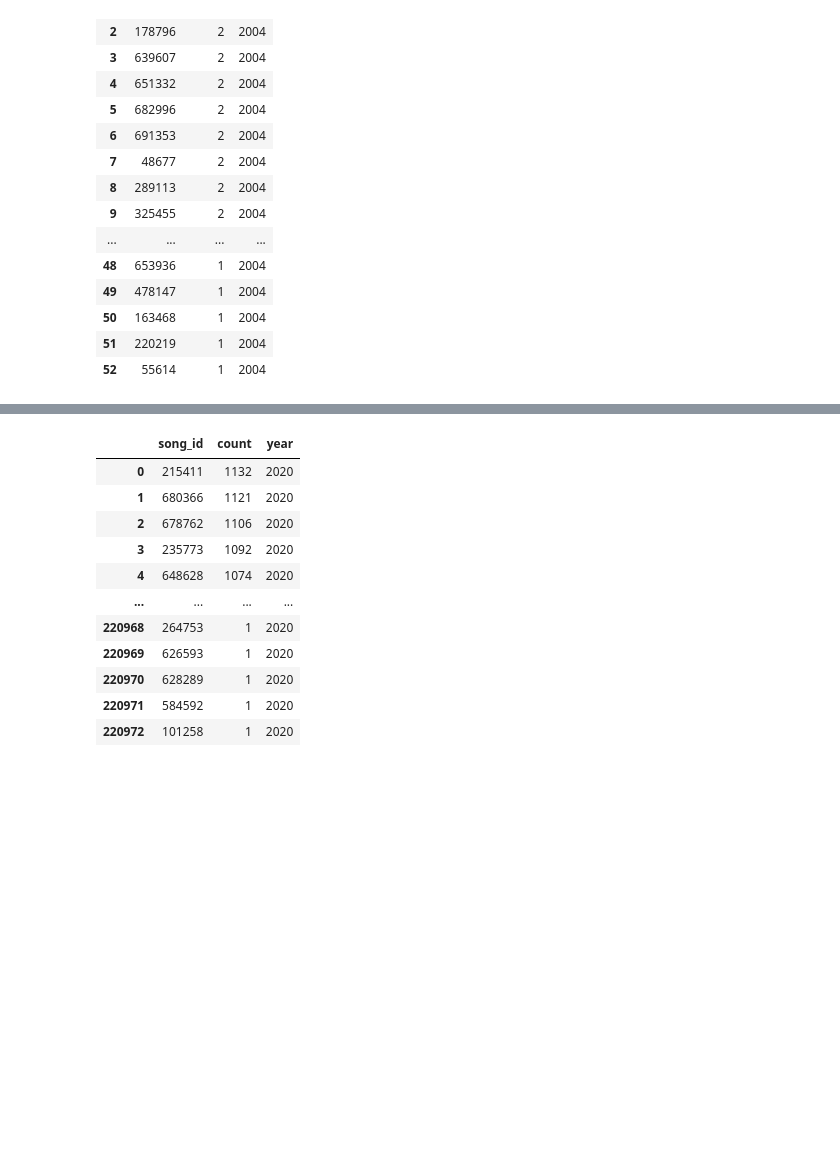
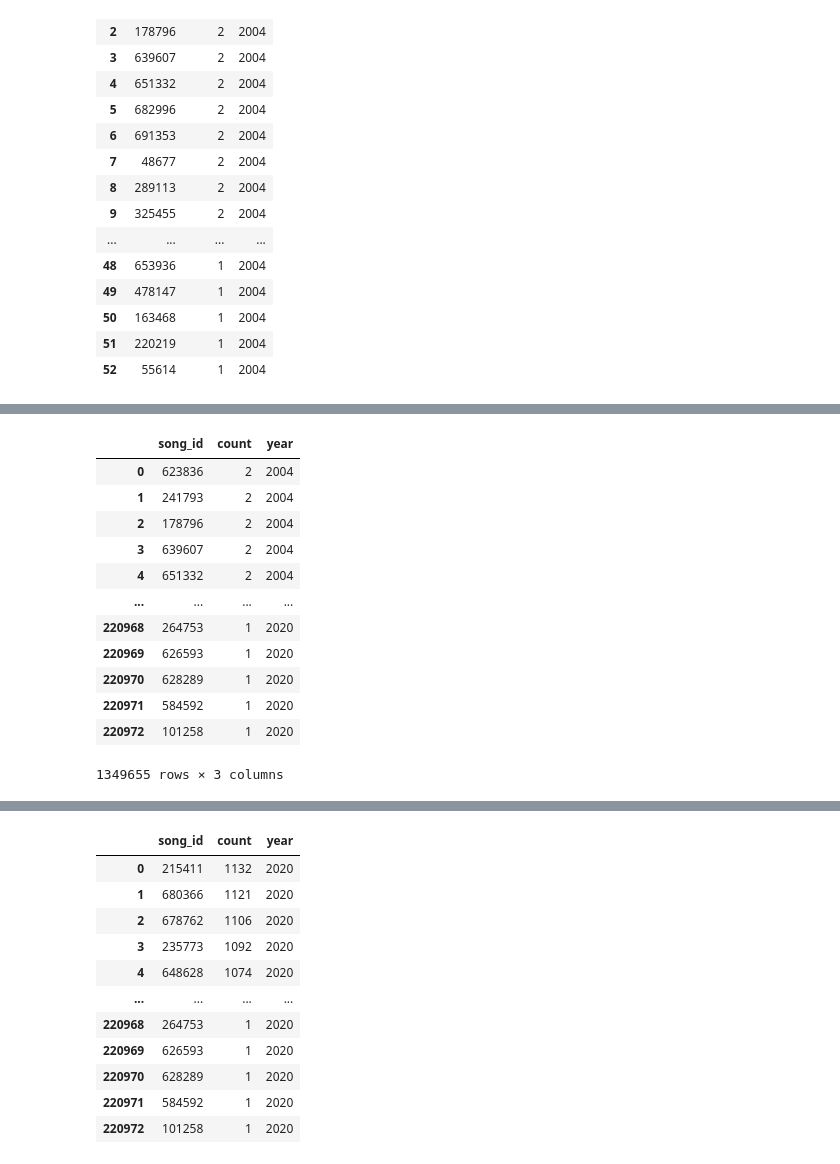
Before and after one commit to Yonsei-DA/Melon-Playlist-Continuation, a Jupyter notebook: jaewon/플레이리스트_수록_연도별_베스트셀러.ipynb, the cells around one changed output, grey strips where cells are left out. Drawn from its saved outputs; the diff is of its cells as text; code cells hidden in the pictures; blank space fills up the shorter version.

Commit message:
top songs included in playlists each year

```diff
--- a/jaewon/플레이리스트_수록_연도별_베스트셀러.ipynb
+++ b/jaewon/플레이리스트_수록_연도별_베스트셀러.ipynb
@@ -184,0 +200,26 @@ for year in range(2004, 2021):
+# %%
+# 모든 연도를 하나의 테이블에 저장
+overall = pd.DataFrame()
+for year in range(2004, 2021):
+    tmp = plylst_song_map[plylst_song_map['updt_year']==year]
+    df = pd.DataFrame(tmp['songs'].value_counts())
+    df = df.reset_index()
+    df.columns = ['song_id', 'count']
+    df['year'] = year
+    # df.to_csv('top'+'{}'.format(year)+'.csv', encoding='utf-8', index=False)
+    overall = pd.concat([overall, df], axis=0)
+overall
+# %% [output]
+|  | song_id | count | year |
+| 0 | 623836 | 2 | 2004 |
+| 1 | 241793 | 2 | 2004 |
+| 2 | 178796 | 2 | 2004 |
+| 3 | 639607 | 2 | 2004 |
+| 4 | 651332 | 2 | 2004 |
+| ... | ... | ... | ... |
+| 220968 | 264753 | 1 | 2020 |
+| 220969 | 626593 | 1 | 2020 |
+| 220970 | 628289 | 1 | 2020 |
+| 220971 | 584592 | 1 | 2020 |
+| 220972 | 101258 | 1 | 2020 |
+1349655 rows × 3 columns
```
Also changed, not shown: parts of 3 cells of this notebook, 1 other file.
